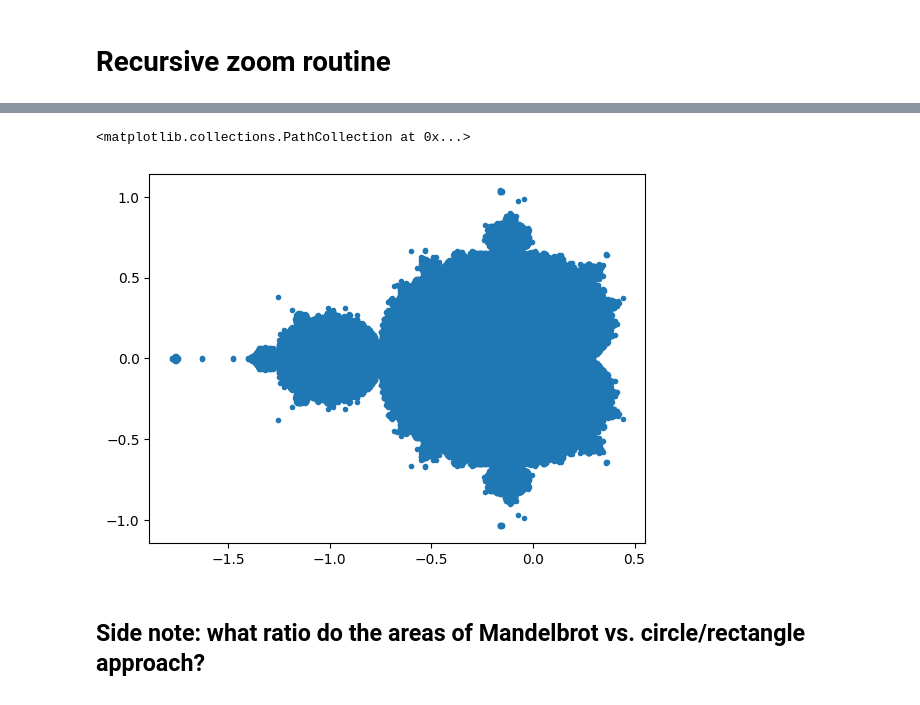
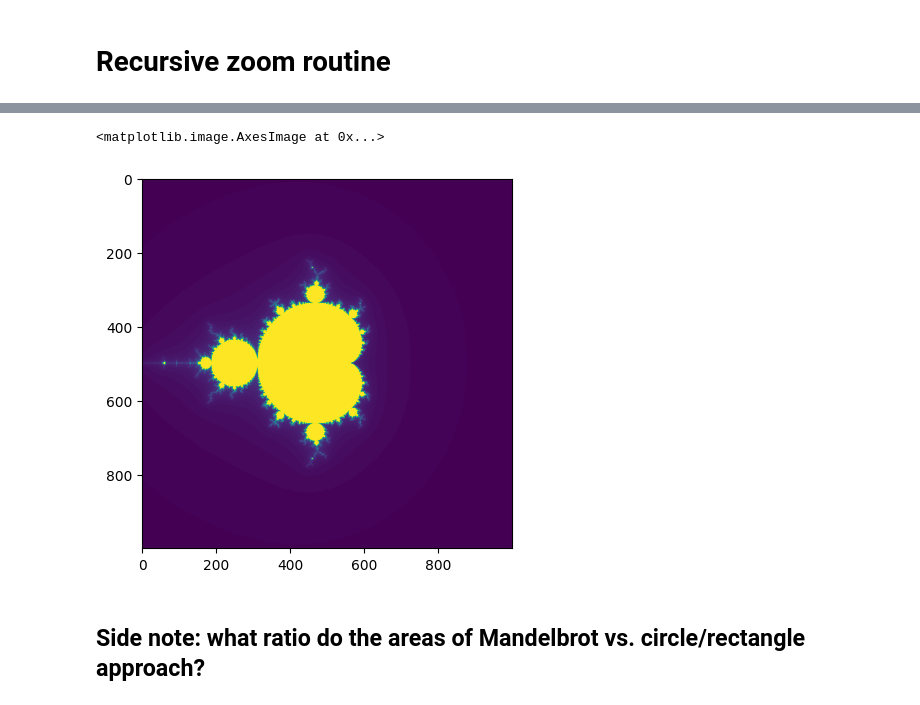
Before and after one commit to paa27/mandelbrot, a Jupyter notebook: plots.ipynb, the cells around one changed output, grey strips where cells are left out. Drawn from its saved outputs; the diff is of its cells as text; code cells hidden in the pictures.

Commit message:
Added color map to the plot

```diff
--- a/plots.ipynb
+++ b/plots.ipynb
@@ -15,3 +15,18 @@ import numpy as np
 # %%
 def mandel(z, c):
     return z**2 + c
+# %%
+# Two trajectories
+
+z1 = 0
+z2 = 0
+c1 = 0.1 + 0.1j
+c2 = 0.4 + 0.1j
+
+f, ax = plt.subplots(1, 2)
+
+for _ in range(20):
+    z1 = mandel(z1, c1)
+    z2 = mandel(z2, c2)
+    ax[0].scatter(np.real(z1), np.imag(z1))
+    ax[1].scatter(np.real(z2), np.imag(z2))
@@ -78,7 +95,7 @@ def mandel(z, c):
     return z**2 + c
 # %%
 class Mandel:
-    def __init__(self, npoints=100, maxiter=100, re_range=None, im_range=None):
+    def __init__(self, npoints=100, maxiter=100, re_range=None, im_range=None, z0=0):
         self._npoints = npoints
         self._maxiter = maxiter
         self._re_range = re_range or (-2, 2)
@@ -87,7 +104,8 @@ class Mandel:
                               np.linspace(*self._im_range, self._npoints, endpoint=True))
         self._rere, self._imim = np.meshgrid(self._re, self._im)
         self._cc = self._rere + 1j*self._imim
-        self._zz = np.zeros(self._cc.shape)
+        self._zz = z0*np.ones(self._cc.shape)
+        self._iter = np.zeros(self._cc.shape)
         self.p_per_unit_area = self._npoints**2 / (self._re.max() - self._re.min()) / (self._im.max() - self._im.min())
 
         self.post = {}
@@ -95,6 +113,7 @@ class Mandel:
     def run(self):
         for _ in range(self._maxiter):
             self._zz = mandel(self._zz, self._cc)
+            self._iter += ~np.isnan(self._zz)
 
     def analyse(self):
         zz_abs = np.abs(self._zz)
@@ -128,23 +147,25 @@ class Mandel:
         self.post['rect_area'] = rect_area
 
 
-    def plot(self):
-        fig = plt.figure()
-        plt.scatter(self.post['re_stable'], self.post['im_stable'])
+    def plot(self, axis=None):
+        if axis is None:
+            fig, axis = plt.subplots()
+
+        axis.scatter(self.post['re_stable'], self.post['im_stable'], marker='.', s=1)
 
         # Simple boundaries
-        plt.plot([self.post['min_re'], self.post['min_re'], self.post['max_re'], self.post['max_re'], self.post['min_re']],
+        axis.plot([self.post['min_re'], self.post['min_re'], self.post['max_re'], self.post['max_re'], self.post['min_re']],
                  [self.post['min_im'], self.post['max_im'], self.post['max_im'], self.post['min_im'], self.post['min_im']],
                  linestyle='dashed')
 
         angles = np.linspace(0, 2*np.pi, 100)
         re_rad, im_rad = (self.post['re0'] + self.post['max_rad']*np.cos(angles),
                           self.post['im0'] + self.post['max_rad']*np.sin(angles))
-        plt.plot(re_rad, im_rad, linestyle='dotted')
+        axis.plot(re_rad, im_rad, linestyle='dotted')
 
         stable_area = self.post['re_stable'].size
         ratio_to_rect = stable_area/self.post['rect_area']
         ratio_to_rad = stable_area/self.post['rad_area']
-        plt.title('Area inside mandelbrot: {}, {} [rectangle, circle]'.format(ratio_to_rect,
+        axis.set_title('Area inside mandelbrot: {}, {} [rectangle, circle]'.format(ratio_to_rect,
                                                                               ratio_to_rad))
-        return fig
+        return axis
@@ -156,8 +179,8 @@ mb.analyse()
 # %%
-plt.scatter(mb.post['re_stable'], mb.post['im_stable'], marker='.')
+plt.imshow(mb._iter)
 # %% [output]
-<matplotlib.collections.PathCollection at 0x...>
+<matplotlib.image.AxesImage at 0x...>
-[figure, old version]
+[figure, new version]
 # %% [markdown]
 ## Side note: what ratio do the areas of Mandelbrot vs. circle/rectangle approach?
 # %%
```
Also changed, not shown: parts of 4 cells of this notebook, 1 other file.
